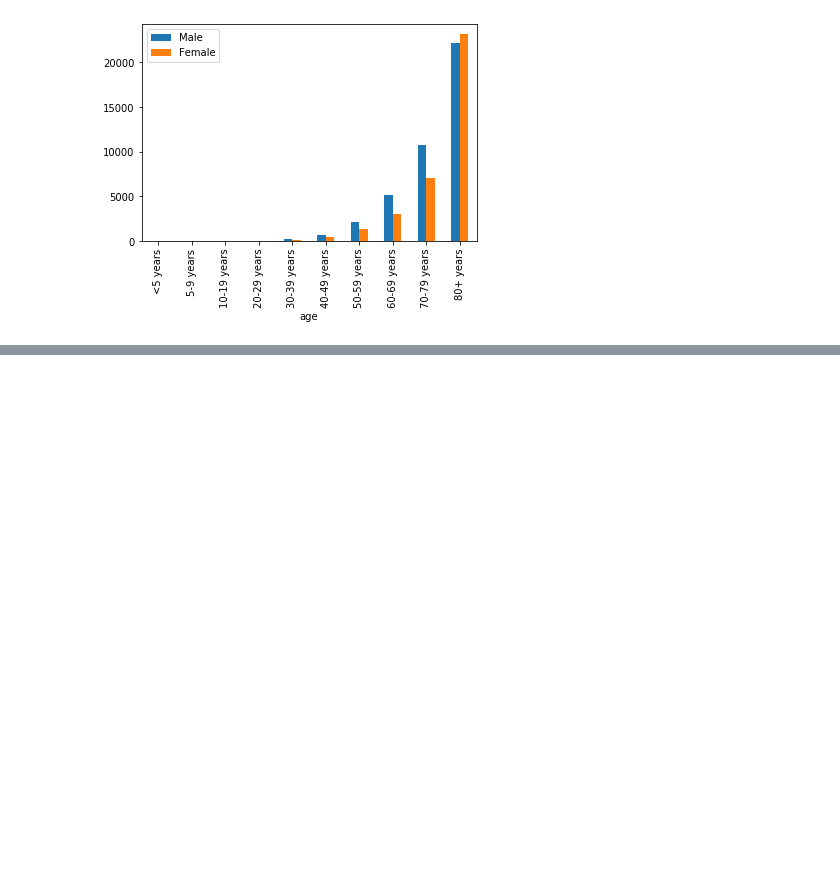
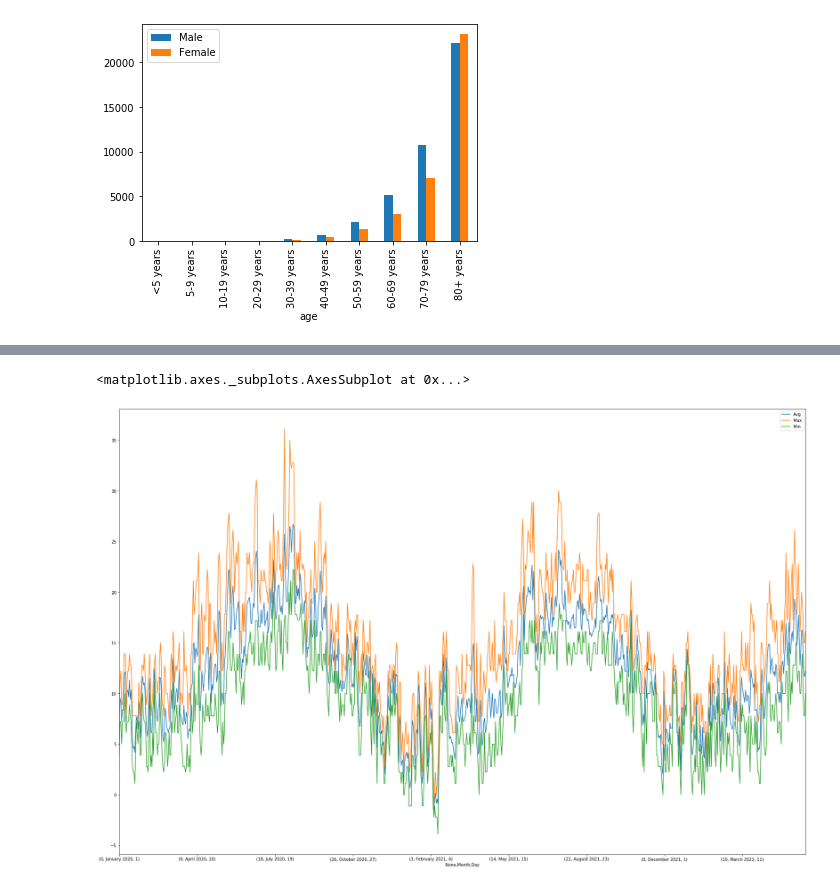
Before and after one commit to Mulham-Alesali/covid_data_analysis, a Jupyter notebook: Visualisierung für die Daten aus England.ipynb, the cells around one changed output, grey strips where cells are left out. Drawn from its saved outputs; the diff is of its cells as text; code cells hidden in the pictures; blank space fills up the shorter version.

```diff
--- a/Visualisierung für die Daten aus England.ipynb
+++ b/Visualisierung für die Daten aus England.ipynb
@@ -126,0 +131,24 @@ age_sex_pyramid_df.plot(x=age_sex_pyramid_df.columns.tolist()[1],y=age_sex_pyram
+# %%
+dir_name = 'temperetureData'
+filespath = dir_name + '/'
+filtered = filter(lambda filename: not filename.startswith('~'), os.listdir(dir_name))
+fileslist = list(filtered)
+file = fileslist[1]
+# %%
+temperetureFile = pd.ExcelFile(filespath + file)
+sheet_names = temperetureFile.sheet_names
+
+year_tempreture_df = pd.DataFrame(columns=['Day','Month','Max', 'Avg', 'Min'])
+for sheet in sheet_names:
+    df = pd.read_excel(filespath + file,sheet_name=sheet)
+    df["Month"] = sheet
+    year_tempreture_df = year_tempreture_df.append(df,ignore_index = False)
+year_tempreture_df.set_index(["Month", "Day"], inplace = True, append = True, drop = True)
+
+#converting the values to celsius
+#(32 °F − 32) × 5/9 = 0 °C
+year_tempreture_df["Avg"] = (year_tempreture_df["Avg"] - 32) * 5/9
+year_tempreture_df["Max"] = (year_tempreture_df["Max"] - 32) * 5/9
+year_tempreture_df["Min"] = (year_tempreture_df["Min"] - 32) * 5/9
+
+year_tempreture_df.head()
@@ -126,0 +163,5 @@ age_sex_pyramid_df.plot(x=age_sex_pyramid_df.columns.tolist()[1],y=age_sex_pyram
+# %%
+year_tempreture_df.plot(use_index=True, y=year_tempreture_df.columns[:],kind='line',figsize=(30, 20), subplots=False)
+# %% [output]
+<matplotlib.axes._subplots.AxesSubplot at 0x...>
+[figure, added]
```
Also changed, not shown: parts of 5 cells of this notebook.
